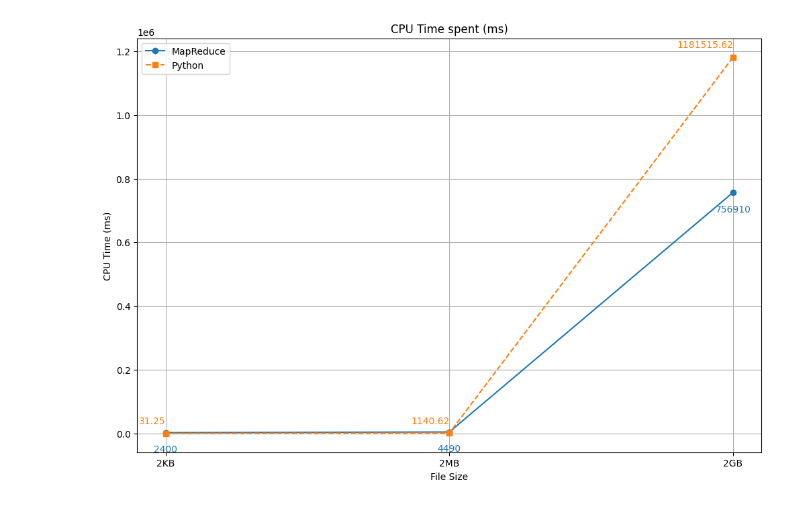
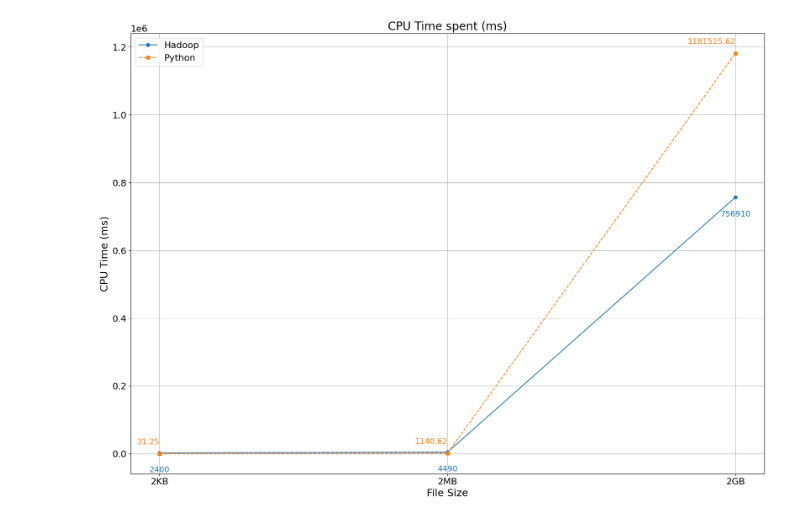
Before and after one commit to LeBonWskii/Hadoop-MapReduce-Letter-Frequency, a Jupyter notebook: Script/PythonComparisonPlot.ipynb, the cells around one changed output. Saved outputs shown, nothing was run; the diff lists cells and outputs as text; code cells hidden in the pictures.

Commit message:
Migliorato codice e grafico per la comparazione con Python

```diff
--- a/Script/PythonComparisonPlot.ipynb
+++ b/Script/PythonComparisonPlot.ipynb
@@ -1,28 +1,31 @@
 # %%
 import matplotlib.pyplot as plt
+
+# Imposta globalmente il font size
+plt.rcParams.update({'font.size': 16})
 
 file_sizes = ['2KB', '2MB', '2GB']
 cpu_time_mapreduce = [2400, 4490, 756910]
 cpu_time_python = [31.25, 1140.62, 1181515.62]
 
 # Plot per il CPU time
-plt.figure(figsize=(12, 8))
-mapreduce_plot, = plt.plot(file_sizes, cpu_time_mapreduce, 'o-', label='MapReduce')
+plt.figure(figsize=(20, 14))
+mapreduce_plot, = plt.plot(file_sizes, cpu_time_mapreduce, 'o-', label='Hadoop')
 python_plot, = plt.plot(file_sizes, cpu_time_python, 's--', label='Python')
-plt.xlabel('File Size')
-plt.ylabel('CPU Time (ms)')
-plt.title('CPU Time spent (ms)')
-plt.legend()
+plt.xlabel('File Size', fontsize=18)
+plt.ylabel('CPU Time (ms)', fontsize=18)
+plt.title('CPU Time spent (ms)', fontsize=20)
+plt.legend(fontsize=16)
 plt.grid(True)
 
 # Aggiungi il valore di ogni punto nel grafico con un offset
 offset = max(max(cpu_time_mapreduce), max(cpu_time_python)) * 0.02  # Calcola un offset come percentuale dei valori massimi
 
 for i, txt in enumerate(cpu_time_mapreduce):
-    plt.text(file_sizes[i], cpu_time_mapreduce[i] - 1.6*offset, f'{txt}', color=mapreduce_plot.get_color(), ha='center', va='top')
+    plt.text(file_sizes[i], cpu_time_mapreduce[i] - 1.6*offset, f'{txt}', color=mapreduce_plot.get_color(), ha='center', va='top', fontsize=14)
 for i, txt in enumerate(cpu_time_python):
-    plt.text(file_sizes[i], cpu_time_python[i] + offset, f'{txt}', color=python_plot.get_color(), ha='right', va='bottom')
+    plt.text(file_sizes[i], cpu_time_python[i] + offset, f'{txt}', color=python_plot.get_color(), ha='right', va='bottom', fontsize=14)
 
 plt.show()
 # %% [output]
-[figure, old version]
+[figure, new version]
```
Also changed, not shown: 1 other file.
